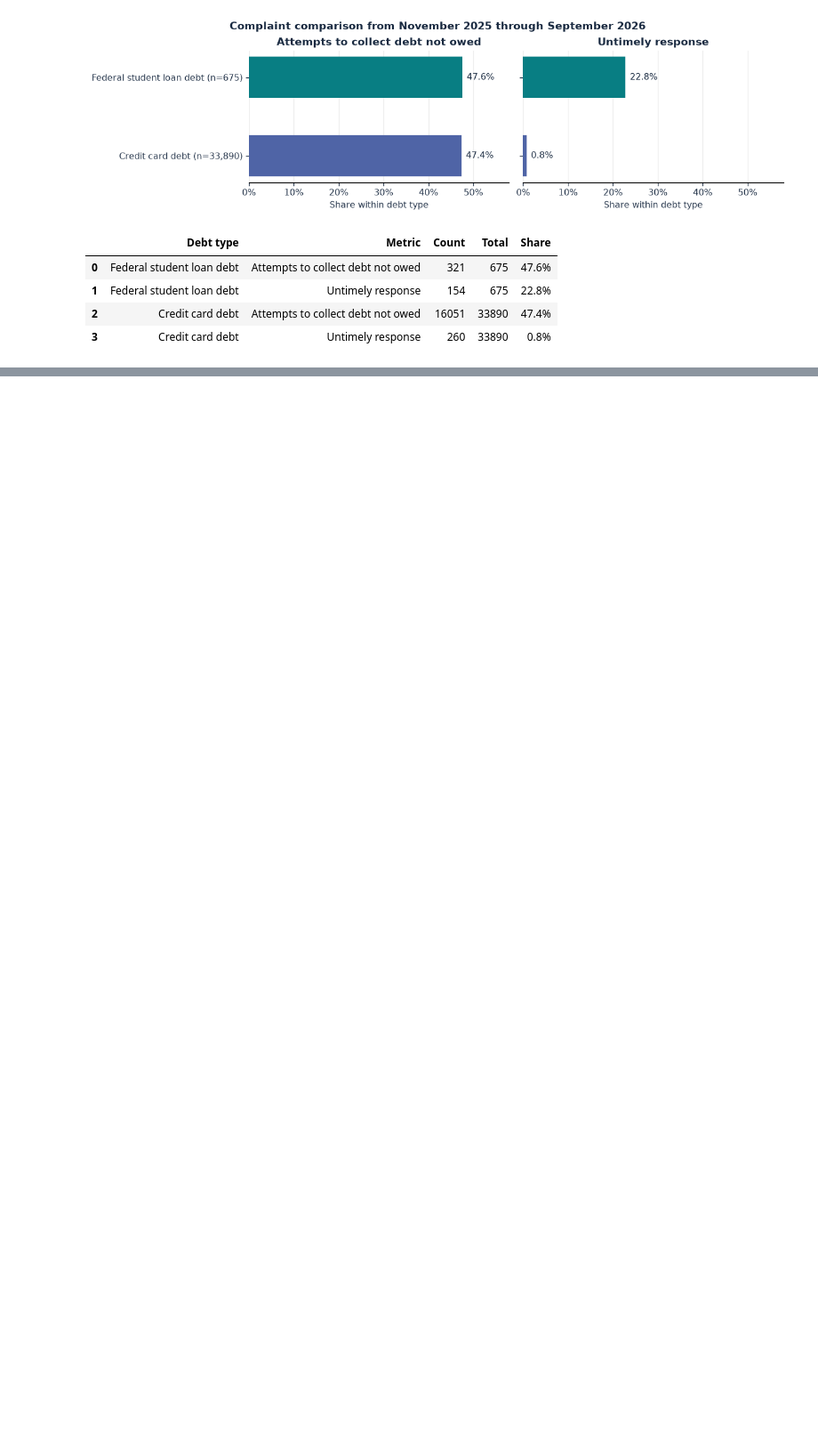
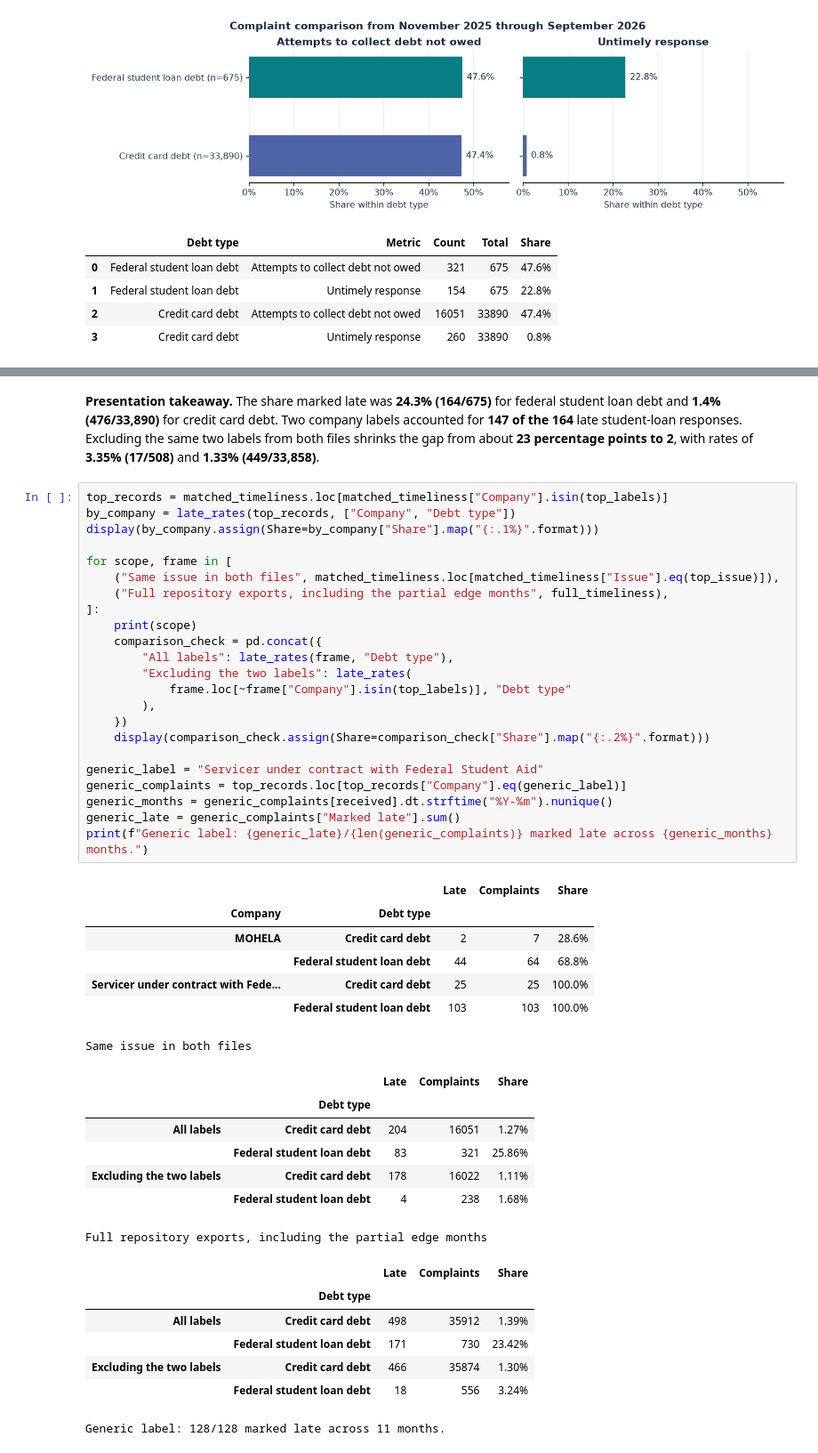
Before and after one commit to DrewThomasson/Data-Science-Group-7-project, a Jupyter notebook: Drew/Federal_Student_Loan_Debt_Complaints.ipynb, the cells around one changed output, grey strips where cells are left out. Shown at 89% size. Saved outputs shown, nothing was run; the diff lists cells and outputs as text; blank space fills up the shorter version.

```diff
--- a/Drew/Federal_Student_Loan_Debt_Complaints.ipynb
+++ b/Drew/Federal_Student_Loan_Debt_Complaints.ipynb
@@ -360,0 +415,51 @@ In the matched months, about **48%** of complaints in each debt type were about
+# %% [markdown]
+**Presentation takeaway.** The share marked late was **24.3% (164/675)** for federal student
+loan debt and **1.4% (476/33,890)** for credit card debt. Two company labels accounted for
+**147 of the 164** late student-loan responses. Excluding the same two labels from both
+files shrinks the gap from about **23 percentage points to 2**, with rates of
+**3.35% (17/508)** and **1.33% (449/33,858)**.
+# %%
+top_records = matched_timeliness.loc[matched_timeliness["Company"].isin(top_labels)]
+by_company = late_rates(top_records, ["Company", "Debt type"])
+display(by_company.assign(Share=by_company["Share"].map("{:.1%}".format)))
+
+for scope, frame in [
+    ("Same issue in both files", matched_timeliness.loc[matched_timeliness["Issue"].eq(top_issue)]),
+    ("Full repository exports, including the partial edge months", full_timeliness),
+]:
+    print(scope)
+    comparison_check = pd.concat({
+        "All labels": late_rates(frame, "Debt type"),
+        "Excluding the two labels": late_rates(
+            frame.loc[~frame["Company"].isin(top_labels)], "Debt type"
+        ),
+    })
+    display(comparison_check.assign(Share=comparison_check["Share"].map("{:.2%}".format)))
+
+generic_label = "Servicer under contract with Federal Student Aid"
+generic_complaints = top_records.loc[top_records["Company"].eq(generic_label)]
+generic_months = generic_complaints[received].dt.strftime("%Y-%m").nunique()
+generic_late = generic_complaints["Marked late"].sum()
+print(f"Generic label: {generic_late}/{len(generic_complaints)} marked late across {generic_months} months.")
+# %% [output]
+|  |  | Late | Complaints | Share |
+| Company | Debt type |  |  |  |
+| MOHELA | Credit card debt | 2 | 7 | 28.6% |
+|  | Federal student loan debt | 44 | 64 | 68.8% |
+| Servicer under contract with Fede... | Credit card debt | 25 | 25 | 100.0% |
+|  | Federal student loan debt | 103 | 103 | 100.0% |
+Same issue in both files
+|  |  | Late | Complaints | Share |
+|  | Debt type |  |  |  |
+| All labels | Credit card debt | 204 | 16051 | 1.27% |
+|  | Federal student loan debt | 83 | 321 | 25.86% |
+| Excluding the two labels | Credit card debt | 178 | 16022 | 1.11% |
+|  | Federal student loan debt | 4 | 238 | 1.68% |
+Full repository exports, including the partial edge months
+|  |  | Late | Complaints | Share |
+|  | Debt type |  |  |  |
+| All labels | Credit card debt | 498 | 35912 | 1.39% |
+|  | Federal student loan debt | 171 | 730 | 23.42% |
+| Excluding the two labels | Credit card debt | 466 | 35874 | 1.30% |
+|  | Federal student loan debt | 18 | 556 | 3.24% |
+Generic label: 128/128 marked late across 11 months.
```
Also changed, not shown: parts of 6 cells of this notebook, 2 other files.
